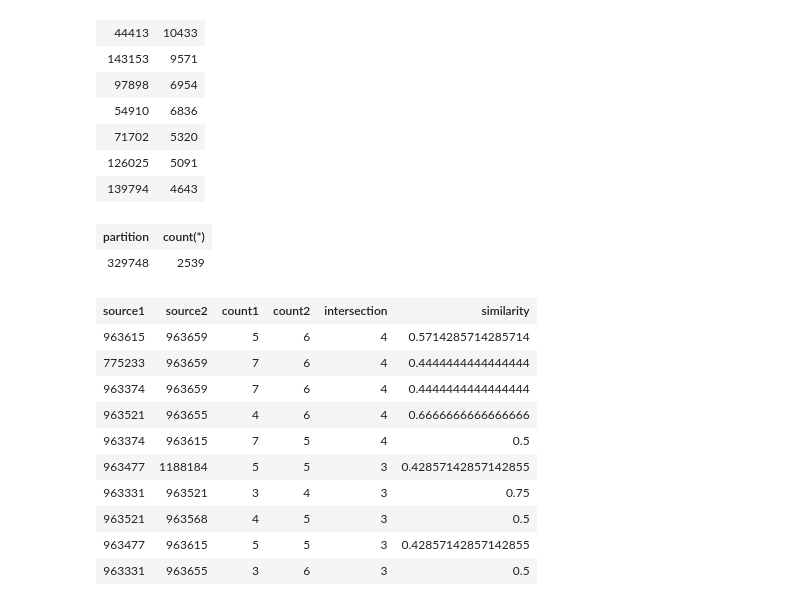
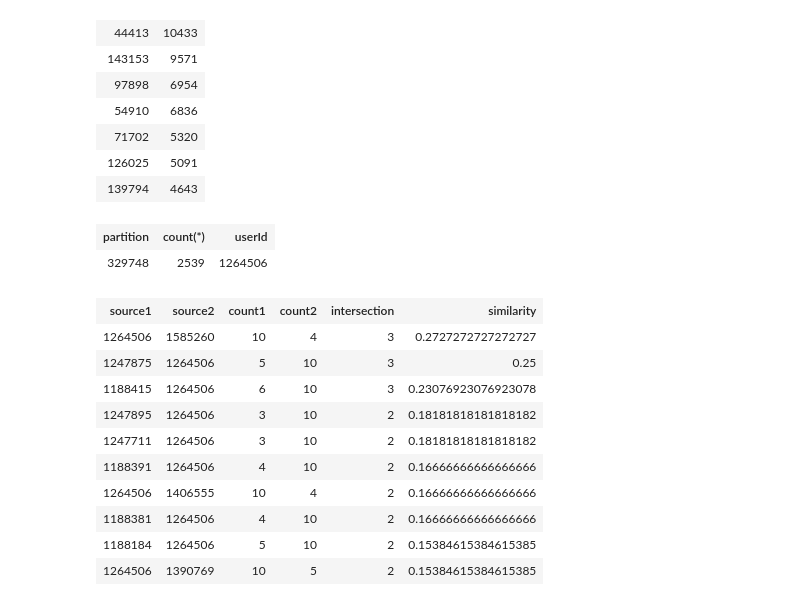
Before and after one commit to neo4j-contrib/training, a Jupyter notebook: ml_ai/Recommendations.ipynb, the cells around one changed output. Cells and saved outputs as stored; diff of their text form; code cells hidden in the pictures.

Commit message:
adding in similarity stuff

```diff
--- a/ml_ai/Recommendations.ipynb
+++ b/ml_ai/Recommendations.ipynb
@@ -164,44 +164,45 @@ clusters
 # %%
 user_query = """
 MATCH (u:User {id: $userId})
-WITH u.partition AS partition
+WITH u.partition AS partition, id(u) AS userId
 MATCH (u:User {partition: partition})
-RETURN partition, count(*)
+RETURN partition, count(*), userId
 """
 
 result = graph.run(user_query, {"userId": user_id}).to_table()
-partition, _ = result[0]
+partition, _, user_node_id = result[0]
 result
 # %% [output]
-| partition | count(*) |
-| 329748 | 2539 |
+| partition | count(*) | userId |
+| 329748 | 2539 | 1264506 |
 # %%
 similarity_query = """
 MATCH (u:User {partition: $cluster})
 MATCH (u)-[:WROTE]->()-[:REVIEWS]->(l)
 WITH {source:id(u), targets: collect(distinct id(l))} as userData
 WITH collect(userData) as data
-CALL algo.similarity.jaccard.stream(data, {similarityCutoff: 0.4, concurrency: 1})
+CALL algo.similarity.jaccard.stream(data, {similarityCutoff: 0.0})
 YIELD source1, source2, count1, count2, intersection, similarity
+WHERE source1 = $userNodeId or source2 = $userNodeId
 RETURN source1, source2, count1, count2, intersection, similarity
-ORDER BY intersection DESC
+ORDER BY similarity DESC
 LIMIT 10
 """
 
-result = graph.run(similarity_query, {"cluster": partition}).to_table()
+result = graph.run(similarity_query, {"cluster": partition, "userNodeId": user_node_id}).to_table()
 result
 # %% [output]
 | source1 | source2 | count1 | count2 | intersection | similarity |
-| 963615 | 963659 | 5 | 6 | 4 | 0.5714285714285714 |
-| 775233 | 963659 | 7 | 6 | 4 | 0.4444444444444444 |
-| 963374 | 963659 | 7 | 6 | 4 | 0.4444444444444444 |
-| 963521 | 963655 | 4 | 6 | 4 | 0.6666666666666666 |
-| 963374 | 963615 | 7 | 5 | 4 | 0.5 |
-| 963477 | 1188184 | 5 | 5 | 3 | 0.42857142857142855 |
-| 963331 | 963521 | 3 | 4 | 3 | 0.75 |
-| 963521 | 963568 | 4 | 5 | 3 | 0.5 |
-| 963477 | 963615 | 5 | 5 | 3 | 0.42857142857142855 |
-| 963331 | 963655 | 3 | 6 | 3 | 0.5 |
+| 1264506 | 1585260 | 10 | 4 | 3 | 0.2727272727272727 |
+| 1247875 | 1264506 | 5 | 10 | 3 | 0.25 |
+| 1188415 | 1264506 | 6 | 10 | 3 | 0.23076923076923078 |
+| 1247895 | 1264506 | 3 | 10 | 2 | 0.18181818181818182 |
+| 1247711 | 1264506 | 3 | 10 | 2 | 0.18181818181818182 |
+| 1188391 | 1264506 | 4 | 10 | 2 | 0.16666666666666666 |
+| 1264506 | 1406555 | 10 | 4 | 2 | 0.16666666666666666 |
+| 1188381 | 1264506 | 4 | 10 | 2 | 0.16666666666666666 |
+| 1188184 | 1264506 | 5 | 10 | 2 | 0.15384615384615385 |
+| 1264506 | 1390769 | 10 | 5 | 2 | 0.15384615384615385 |
 # %%
 similarity_query = """
 MATCH (u:User {partition: $cluster})
```
Also changed, not shown: parts of 3 cells of this notebook.
